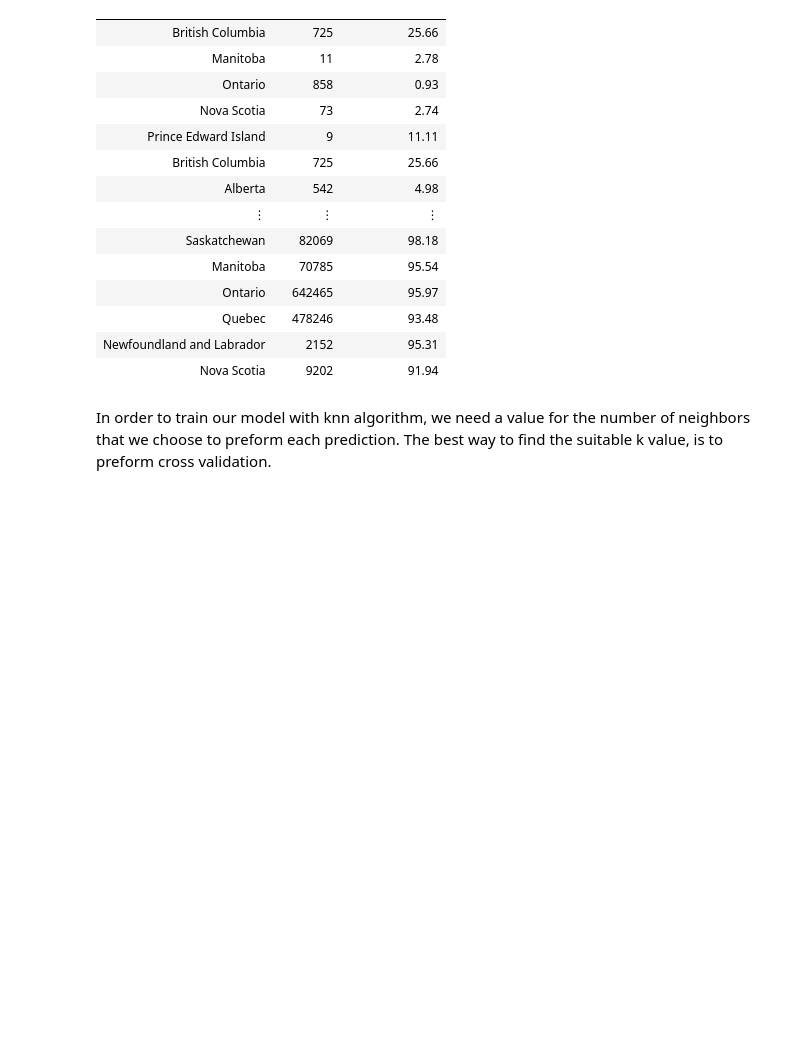
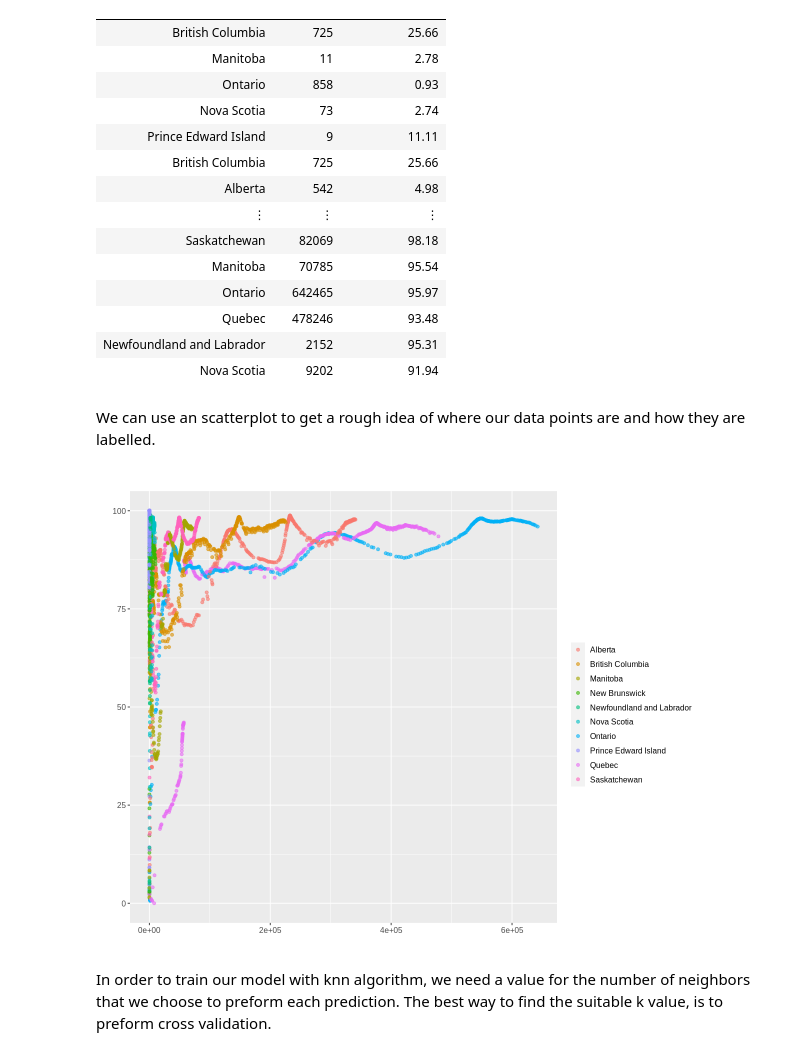
Before and after one commit to mikcblue7/dsci-100-project-group2, a Jupyter notebook: Group-2-Proposal.ipynb, the cells around one changed output. Drawn from its saved outputs; the diff is of its cells as text; code cells hidden in the pictures; blank space fills up the shorter version.

Commit message:
adding scatterplot for knn model

```diff
--- a/Group-2-Proposal.ipynb
+++ b/Group-2-Proposal.ipynb
@@ -395,6 +364,18 @@ A grouped_df: 4650 × 3
 | Quebec | 478246 | 93.48 |
 | Newfoundland and Labrador | 2152 | 95.31 |
 | Nova Scotia | 9202 | 91.94 |
+# %% [markdown]
+We can use an scatterplot to get a rough idea of where our data points are and how they are labelled.
+# %%
+covid_train_plot <- covid_train |>
+        ggplot(aes(x= numconf, y= percentrecover, color= province)) +
+        geom_point(alpha= 0.6) +
+        labs(x= "", y= "", color= "") +
+        ggtitle("") +
+        theme(text= element_text (size= 12))
+covid_train_plot
+# %% [output]
+[figure, added]
 # %% [markdown]
 In order to train our model with knn algorithm, we need a value for the number of neighbors that we choose to preform each prediction. The best way to find the suitable k value, is to preform cross validation.
 # %%
```
Also changed, not shown: parts of 8 cells of this notebook.
